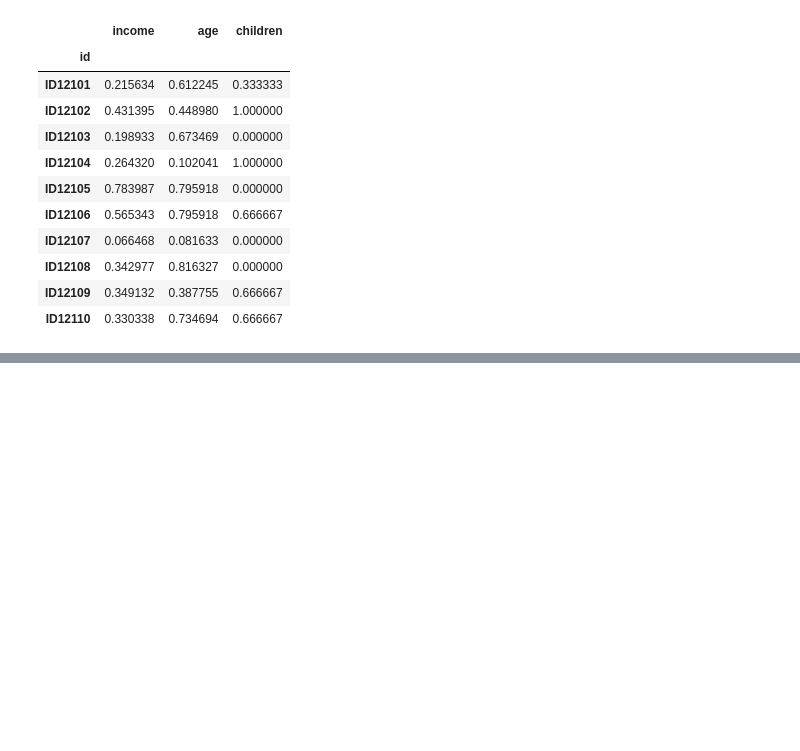
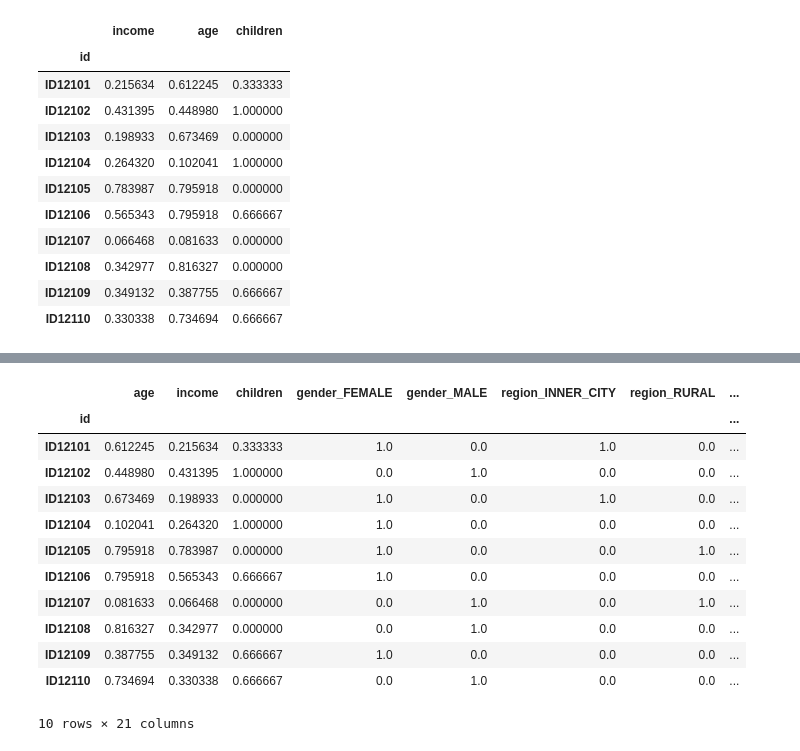
Before and after one commit to MickeyGeorge/dsc478, a Jupyter notebook: Assignment1/MichaelJanke_Assignment1.ipynb, the cells around one changed output, grey strips where cells are left out. Saved outputs shown, nothing was run; the diff lists cells and outputs as text; code cells hidden in the pictures; blank space fills up the shorter version.

```diff
--- a/Assignment1/MichaelJanke_Assignment1.ipynb
+++ b/Assignment1/MichaelJanke_Assignment1.ipynb
@@ -295,0 +319,19 @@ dtype: float64
+# %%
+## Then applied the min-max normalization
+
+bank_bin_norm = (bank_bin - bank_bin.min()) / (bank_bin.max()-bank_bin.min())
+bank_bin_norm.head(10)
+# %% [output]
+|  | age | income | children | gender_FEMALE | gender_MALE | region_INNER_CITY | region_RURAL | ... |
+| id |  |  |  |  |  |  |  | ... |
+| ID12101 | 0.612245 | 0.215634 | 0.333333 | 1.0 | 0.0 | 1.0 | 0.0 | ... |
+| ID12102 | 0.448980 | 0.431395 | 1.000000 | 0.0 | 1.0 | 0.0 | 0.0 | ... |
+| ID12103 | 0.673469 | 0.198933 | 0.000000 | 1.0 | 0.0 | 1.0 | 0.0 | ... |
+| ID12104 | 0.102041 | 0.264320 | 1.000000 | 1.0 | 0.0 | 0.0 | 0.0 | ... |
+| ID12105 | 0.795918 | 0.783987 | 0.000000 | 1.0 | 0.0 | 0.0 | 1.0 | ... |
+| ID12106 | 0.795918 | 0.565343 | 0.666667 | 1.0 | 0.0 | 0.0 | 0.0 | ... |
+| ID12107 | 0.081633 | 0.066468 | 0.000000 | 0.0 | 1.0 | 0.0 | 1.0 | ... |
+| ID12108 | 0.816327 | 0.342977 | 0.000000 | 0.0 | 1.0 | 0.0 | 0.0 | ... |
+| ID12109 | 0.387755 | 0.349132 | 0.666667 | 1.0 | 0.0 | 0.0 | 0.0 | ... |
+| ID12110 | 0.734694 | 0.330338 | 0.666667 | 0.0 | 1.0 | 0.0 | 0.0 | ... |
+10 rows × 21 columns
```
Also changed, not shown: parts of 6 cells of this notebook, 2 other files.
